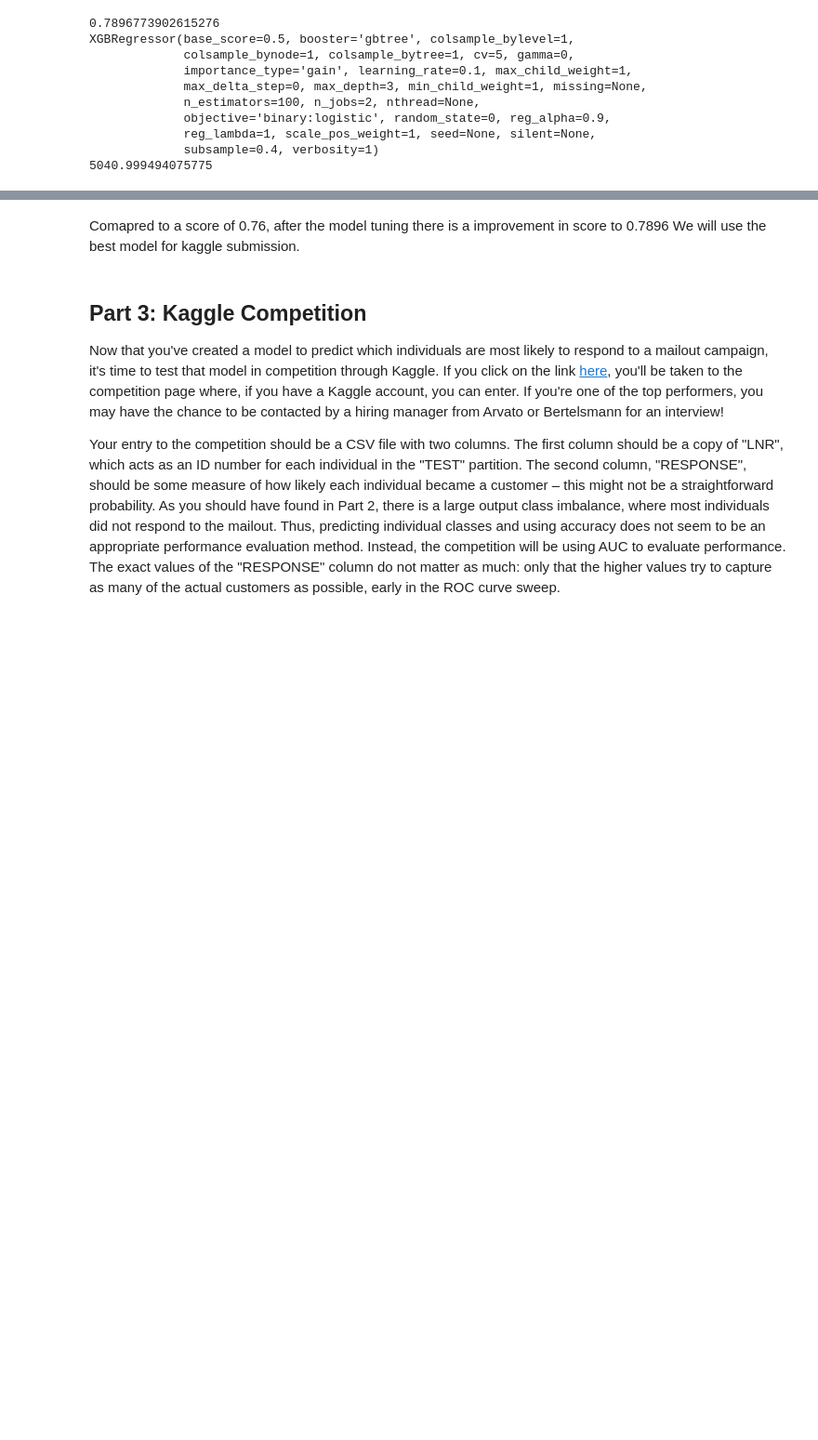
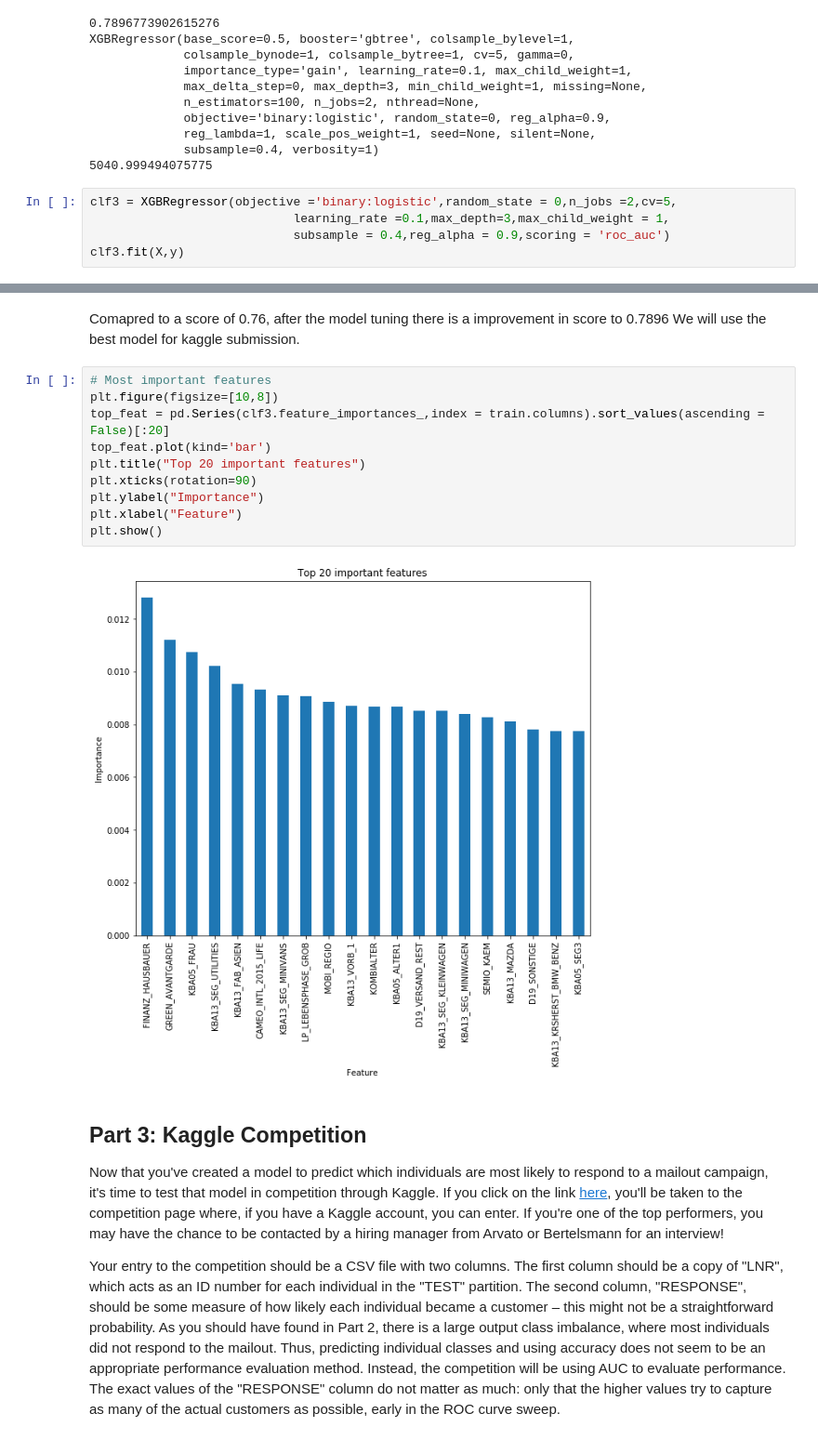
Before and after one commit to thapasun/udacity-DSND-capstone, a Jupyter notebook: Arvato Project Workbook.ipynb, the cells around one changed output, grey strips where cells are left out. Shown at 93% size. Drawn from its saved outputs; the diff is of its cells as text; blank space fills up the shorter version.

Commit message:
Feature importance plotted

```diff
--- a/Arvato Project Workbook.ipynb
+++ b/Arvato Project Workbook.ipynb
@@ -1223,3 +1223,8 @@ XGBRegressor(base_score=0.5, booster='gbtree', colsample_bylevel=1,
              reg_lambda=1, scale_pos_weight=1, seed=None, silent=None,
              subsample=0.4, verbosity=1)
 5040.999494075775
+# %%
+clf3 = XGBRegressor(objective ='binary:logistic',random_state = 0,n_jobs =2,cv=5,
+                            learning_rate =0.1,max_depth=3,max_child_weight = 1,
+                            subsample = 0.4,reg_alpha = 0.9,scoring = 'roc_auc')
+clf3.fit(X,y)
@@ -1226,5 +1240,17 @@ XGBRegressor(base_score=0.5, booster='gbtree', colsample_bylevel=1,
 # %% [markdown]
-Comapred to a score of 0.76, after the model tuning there is a improvement in score to 0.7896 We will use the best model for kaggle submission.
+  Comapred to a score of 0.76, after the model tuning there is a improvement in score to 0.7896 We will use the best model for kaggle submission.
+# %%
+# Most important features
+plt.figure(figsize=[10,8])
+top_feat = pd.Series(clf3.feature_importances_,index = train.columns).sort_values(ascending = False)[:20]
+top_feat.plot(kind='bar')
+plt.title("Top 20 important features")
+plt.xticks(rotation=90)
+plt.ylabel("Importance")
+plt.xlabel("Feature")
+plt.show()
+# %% [output]
+[figure, added]
 # %% [markdown]
 ## Part 3: Kaggle Competition
 
```
Also changed, not shown: parts of 3 cells of this notebook.
